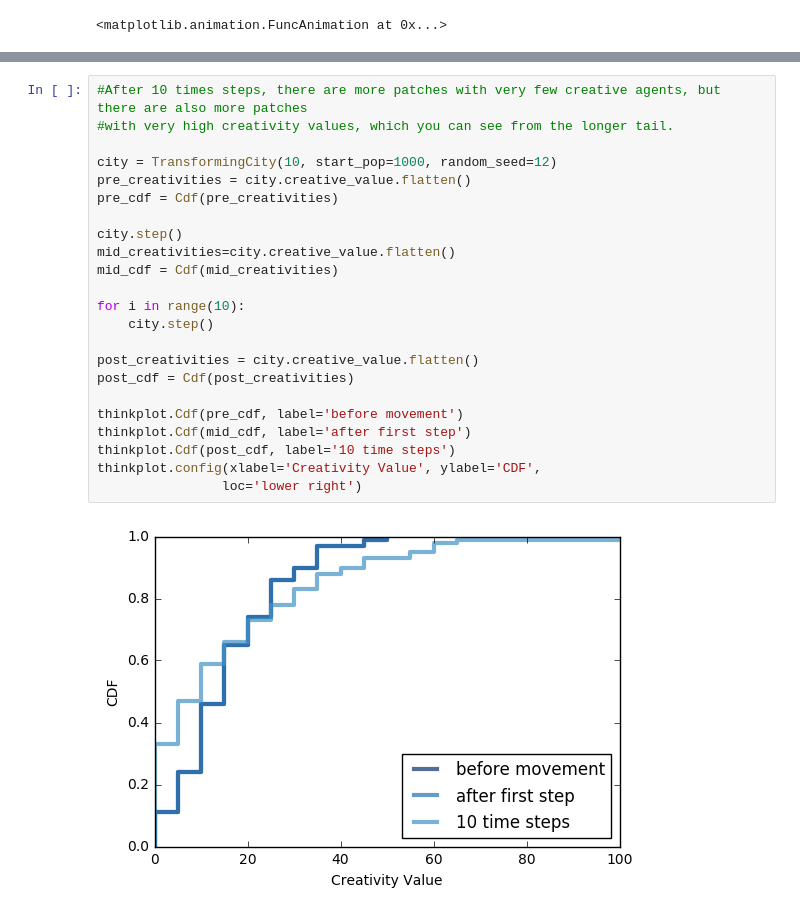
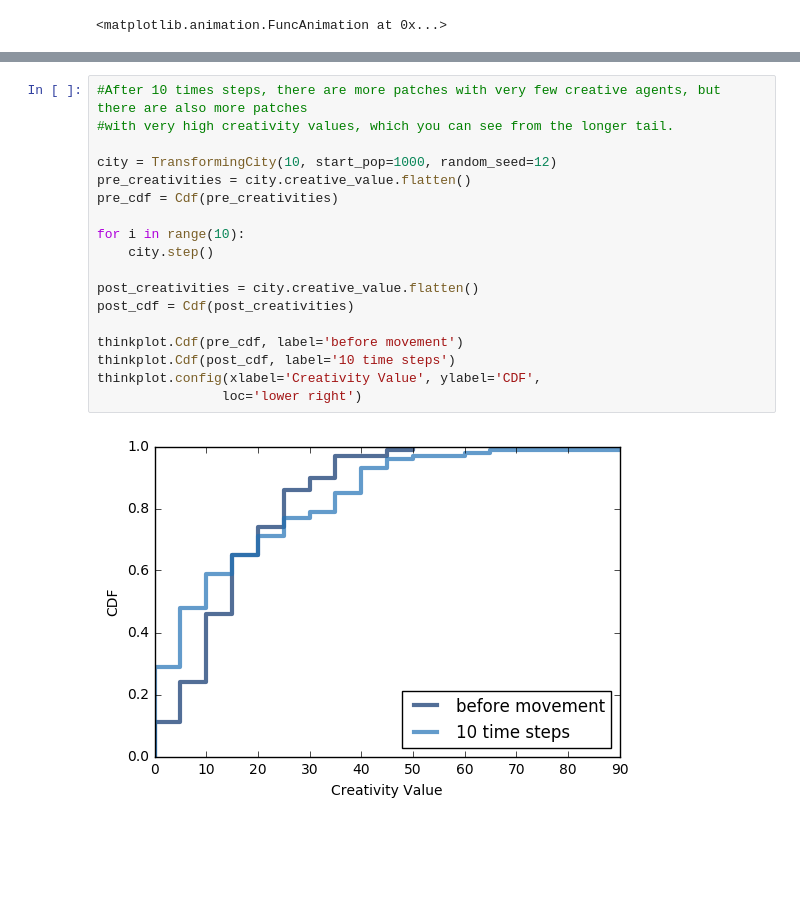
Before and after one commit to Margaretmcrawf/Gentrification, a Jupyter notebook: code/MargoExplore.ipynb, the cells around one changed output, grey strips where cells are left out. Cells and saved outputs as stored; diff of their text form; blank space fills up the shorter version.

```diff
--- a/code/MargoExplore.ipynb
+++ b/code/MargoExplore.ipynb
@@ -362,25 +362,20 @@ thinkplot.Cdf(cdf_incomes)
 # %%
 #After 10 times steps, there are more patches with very few creative agents, but there are also more patches
 #with very high creativity values, which you can see from the longer tail.
 
 city = TransformingCity(10, start_pop=1000, random_seed=12)
 pre_creativities = city.creative_value.flatten()
 pre_cdf = Cdf(pre_creativities)
 
-city.step()
-mid_creativities=city.creative_value.flatten()
-mid_cdf = Cdf(mid_creativities)
-
 for i in range(10):
     city.step()
 
 post_creativities = city.creative_value.flatten()
 post_cdf = Cdf(post_creativities)
 
 thinkplot.Cdf(pre_cdf, label='before movement')
-thinkplot.Cdf(mid_cdf, label='after first step')
 thinkplot.Cdf(post_cdf, label='10 time steps')
 thinkplot.config(xlabel='Creativity Value', ylabel='CDF',
                 loc='lower right')
 # %% [output]
-[figure, old version]
+[figure, new version]
```
Also changed, not shown: parts of 12 cells of this notebook, 2 other files.
